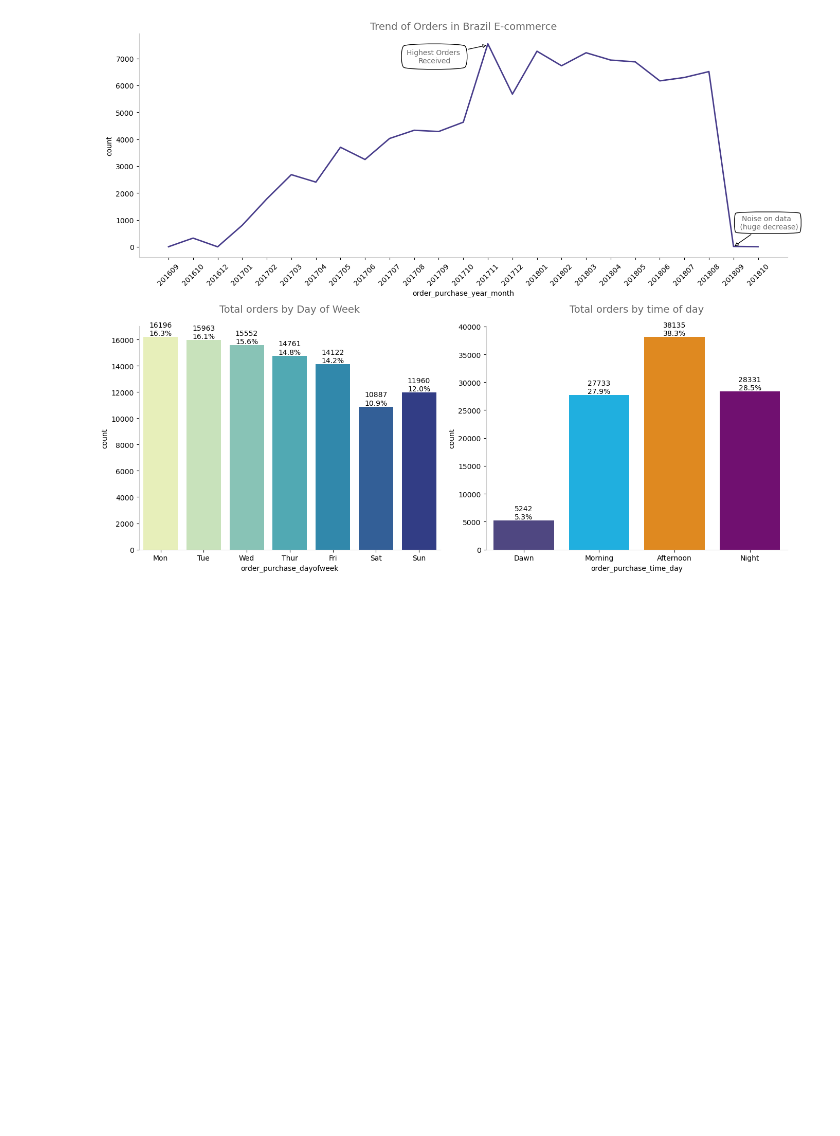
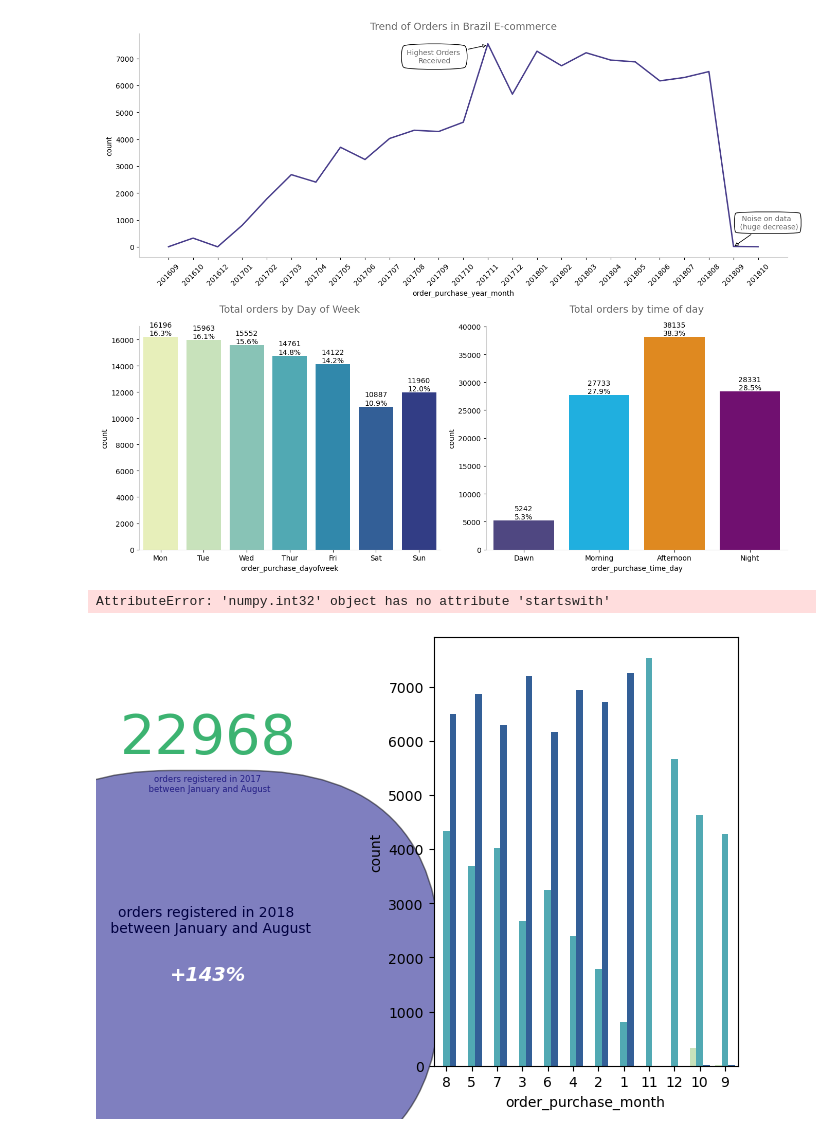
Before and after one commit to FRANKSADWAR/Brazil_Ecommerce, a Jupyter notebook: E_commerce_EDA_and_Sentiment_Analysis.ipynb, the cells around one changed output. Cells and saved outputs as stored; diff of their text form; code cells hidden in the pictures; blank space fills up the shorter version.

Commit message:
plots and more plots

```diff
--- a/E_commerce_EDA_and_Sentiment_Analysis.ipynb
+++ b/E_commerce_EDA_and_Sentiment_Analysis.ipynb
@@ -170,7 +171,7 @@ for col in timestamp_cols:
 ## Extract the attributes
 df_orders['order_purchase_year'] = df_orders['order_purchase_timestamp'].dt.year
 df_orders['order_purchase_month'] = df_orders['order_purchase_timestamp'].dt.month
-df_orders['order_purchase_month_name'] = df_orders['order_purchase_timestamp'].dt.month_name
+df_orders['order_purchase_month_name'] = df_orders['order_purchase_timestamp'].dt.month_name()
 df_orders['order_purchase_quarter'] = df_orders['order_purchase_timestamp'].dt.quarter
 df_orders['order_purchase_week_no'] = df_orders['order_purchase_timestamp'].dt.isocalendar().week
 df_orders['order_purchase_day'] = df_orders['order_purchase_timestamp'].dt.day_name()
@@ -241,3 +242,35 @@ plt.tight_layout()
 plt.show()
 # %% [output]
 [figure]
+# %%
+## ---- A comparison between 2017 and 2018
+fig = plt.figure(constrained_layout = True)
+
+## Define the axis
+gs = GridSpec(1, 3, figure = fig)
+ax1 = fig.add_subplot(gs[0, 0])
+ax2 = fig.add_subplot(gs[0, 1:])
+
+## Annotation Comparison of Order trends on e-commerce between 2017 and 2018
+df_orders_compare = df_orders.query('order_purchase_year in (2017,2018) & order_purchase_month <= 8')
+year_orders = df_orders_compare['order_purchase_year'].value_counts()
+growth =  int(round(100 *(1 + year_orders[2017] / year_orders[2018]),0))
+ax1.text(0.0, 0.73, f'{year_orders[2017]}', fontsize = 40, color ='mediumseagreen', ha='center')
+ax1.text(0.00, 0.64, 'orders registered in 2017 \n between January and August', fontsize = 6, color = 'darkslateblue', ha='center')
+ax1.text(0.00, 0.31, 'orders registered in 2018 \n between January and August', fontsize = 10, ha='center')
+signal = '+' if growth > 0 else '-'
+ax1.text(0.00, 0.20, f'{signal}{growth}%', fontsize = 14, ha='center',color ='white',
+        style='italic', weight ='bold', bbox = dict(facecolor = 'navy', alpha =0.5, pad =10,
+                                                    boxstyle ='round'))
+ax1.axis('off')
+
+## Bar chart comparison of sales in 2017 and 2018
+single_countplot(df_orders, x = 'order_purchase_month', hue ='order_purchase_year',order = True, ax = ax2, palette = 'YlGnBu')
+month_label = ['Jan','Feb','Mar','Apr','May','Jun','Jul','Aug']
+ax2.set_xticklabels(month_label)
+ax2.set_title('Orders comparison between 2017 and 2018 : January to August',size = 12, color= 'dimgrey', pad =20)
+plt.legend(loc = 'lower right')
+plt.show()
+# %% [output]
+AttributeError: 'numpy.int32' object has no attribute 'startswith'
+[figure, added]
```
Also changed, not shown: parts of 9 cells of this notebook, 1 other file.
